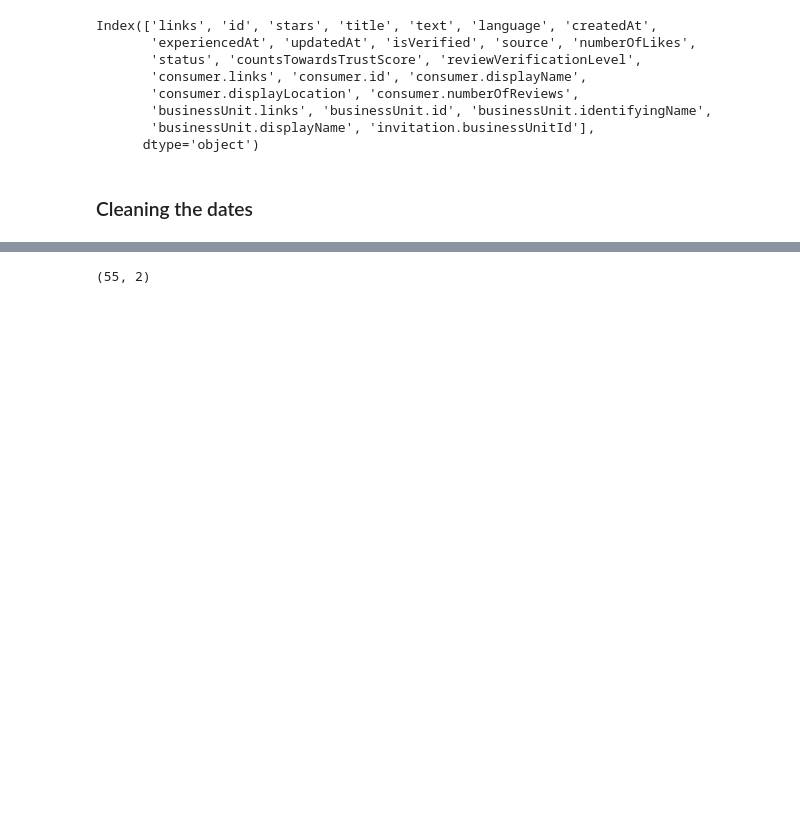
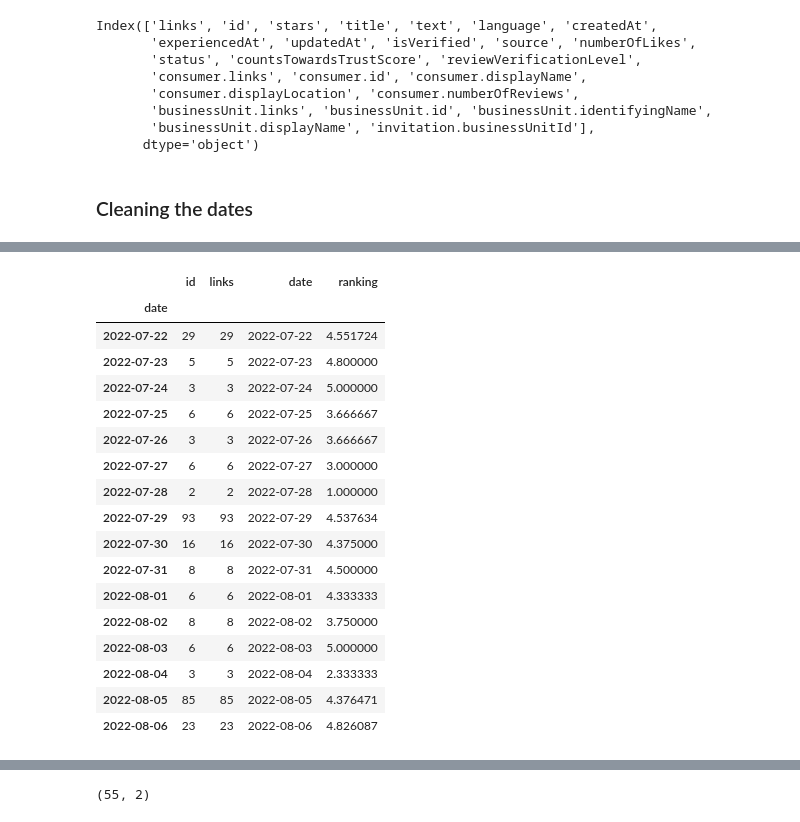
Before and after one commit to evegarcianz/ScrapingAPI, a Jupyter notebook: TrustpilotWebScrapeAPI.ipynb, the cells around one changed output, grey strips where cells are left out. Drawn from its saved outputs; the diff is of its cells as text; code cells hidden in the pictures; blank space fills up the shorter version.

```diff
--- a/TrustpilotWebScrapeAPI.ipynb
+++ b/TrustpilotWebScrapeAPI.ipynb
@@ -193,2 +194,23 @@ df_by_day
+# %%
+df_by_day.tail(16)
+# %% [output]
+|  | id | links | date | ranking |
+| date |  |  |  |  |
+| 2022-07-22 | 29 | 29 | 2022-07-22 | 4.551724 |
+| 2022-07-23 | 5 | 5 | 2022-07-23 | 4.800000 |
+| 2022-07-24 | 3 | 3 | 2022-07-24 | 5.000000 |
+| 2022-07-25 | 6 | 6 | 2022-07-25 | 3.666667 |
+| 2022-07-26 | 3 | 3 | 2022-07-26 | 3.666667 |
+| 2022-07-27 | 6 | 6 | 2022-07-27 | 3.000000 |
+| 2022-07-28 | 2 | 2 | 2022-07-28 | 1.000000 |
+| 2022-07-29 | 93 | 93 | 2022-07-29 | 4.537634 |
+| 2022-07-30 | 16 | 16 | 2022-07-30 | 4.375000 |
+| 2022-07-31 | 8 | 8 | 2022-07-31 | 4.500000 |
+| 2022-08-01 | 6 | 6 | 2022-08-01 | 4.333333 |
+| 2022-08-02 | 8 | 8 | 2022-08-02 | 3.750000 |
+| 2022-08-03 | 6 | 6 | 2022-08-03 | 5.000000 |
+| 2022-08-04 | 3 | 3 | 2022-08-04 | 2.333333 |
+| 2022-08-05 | 85 | 85 | 2022-08-05 | 4.376471 |
+| 2022-08-06 | 23 | 23 | 2022-08-06 | 4.826087 |
 # %%
 df_by_week=df_by_day.groupby([pd.Grouper(key='date', freq='w')]).sum()
```
Also changed, not shown: parts of 10 cells of this notebook.
